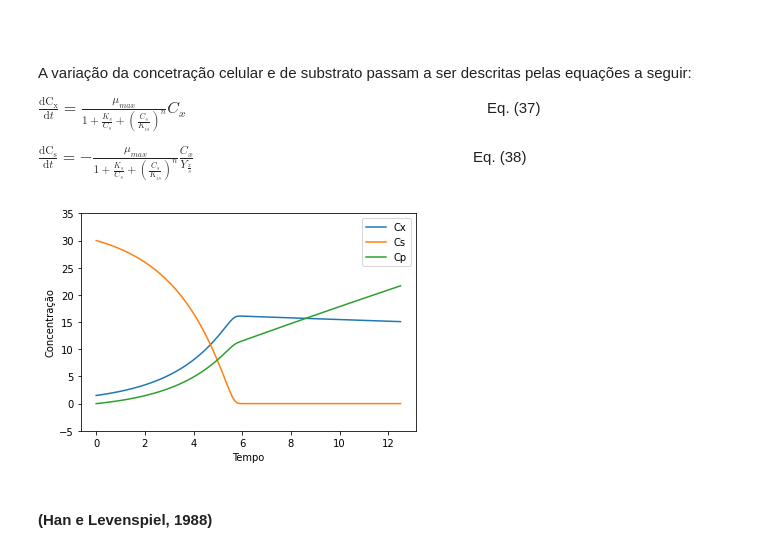
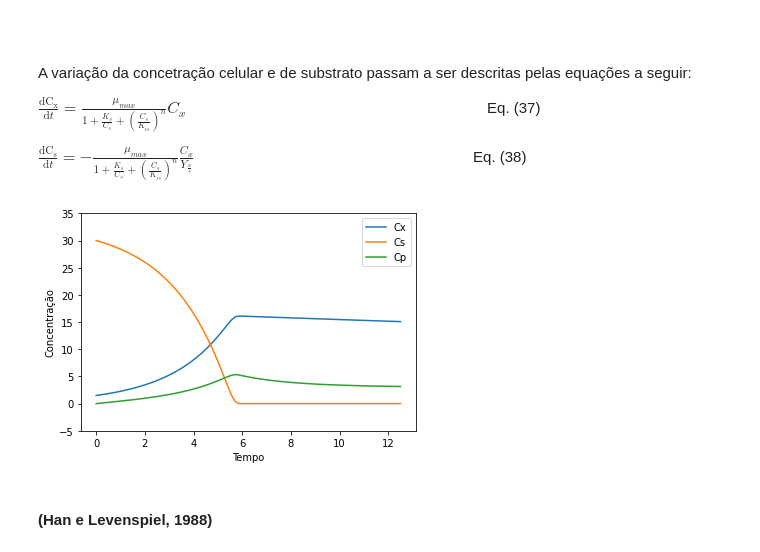
Before and after one commit to VitorMazziero/Processos-Fermentativos, a Jupyter notebook: Simulação Batelada Simples - Modelos Cinéticos.ipynb, the cells around one changed output. Cells and saved outputs as stored; diff of their text form; code cells hidden in the pictures.

```diff
--- a/Simulação Batelada Simples - Modelos Cinéticos.ipynb
+++ b/Simulação Batelada Simples - Modelos Cinéticos.ipynb
@@ -528,19 +532,20 @@ Yxs = 0.5
 
 # Parâmetros para formação de produto
 α = 0.5
-β = 0
+β = 0.0
+Kdp = 0.3
 
 # Vetor tempo
 t=np.arange(0,12.6, 0.1) # Variação do tempo
 
-def C_Var(C, t, μmax, KT, Kd, Yxs, α, β):
+def C_Var(C, t, μmax, KT, Kd, Yxs, α, β, Kdp):
     μ=μmax*(1 - np.exp(-C[1]/KT)) #Eq. (24)
     dCxdt = (μ-Kd)*C[0]
     dCsdt = - (μ*C[0]/Yxs)
-    dCpdt = α*μ*C[0]+β*C[0]
+    dCpdt = α*μ*C[0]+β*C[0] - Kdp*C[2]
     return (dCxdt, dCsdt, dCpdt)
 
-Result = odeint(C_Var, C, t, args=(μmax, KT, Kd, Yxs, α, β))
+Result = odeint(C_Var, C, t, args=(μmax, KT, Kd, Yxs, α, β, Kdp))
 
 plt.plot(t, Result[:, 0], label='Cx')
 plt.plot(t, Result[:, 1], label='Cs')
@@ -605,19 +610,20 @@ Yxs = 0.5
 
 # Parâmetros para formação de produto
 α = 0.5
-β = 0.1
+β = 0.7
+Kdp = 0.9
 
 # Vetor tempo
 t=np.arange(0,12.6, 0.1) # Variação do tempo
 
-def C_Var(C, t, μmax, Ks, Kd, Kis, Yxs, α, β):
+def C_Var(C, t, μmax, Ks, Kd, Kis, Yxs, α, β, Kdp):
     μ = μmax *(C[1]/(Ks + C[1] + ((C[1]**2)/Kis))) #Eq. (27)
     dCxdt = (μ-Kd)*C[0]
     dCsdt = - (μ*C[0]/Yxs)
-    dCpdt = α*μ*C[0]+β*C[0]
+    dCpdt = α*μ*C[0]+β*C[0] - Kdp*C[2]
     return (dCxdt, dCsdt, dCpdt)
 
-Result = odeint(C_Var, C, t, args=(μmax, Ks, Kd, Kis, Yxs, α, β))
+Result = odeint(C_Var, C, t, args=(μmax, Ks, Kd, Kis, Yxs, α, β, Kdp))
 
 plt.plot(t, Result[:, 0], label='Cx')
 plt.plot(t, Result[:, 1], label='Cs')
@@ -680,19 +686,20 @@ Yxs = 0.5
 
 # Parâmetros para formação de produto
 α = 0.5
-β = 0.1
+β = 0.2
+Kdp = 0.2
 
 # Vetor tempo
 t=np.arange(0,12.6, 0.1) # Variação do tempo
 
-def C_Var(C, t, μmax, Ks, Kd, Kis, Yxs, α, β):
+def C_Var(C, t, μmax, Ks, Kd, Kis, Yxs, α, β, Kdp):
     μ = μmax *(C[1]*(1+(C[1]/Kis))/(Ks + C[1] + ((C[1]**2)/Kis))) #Eq. (30)
     dCxdt = (μ-Kd)*C[0]
     dCsdt = - (μ*C[0]/Yxs)
-    dCpdt = α*μ*C[0]+β*C[0]
+    dCpdt = α*μ*C[0]+β*C[0] - Kdp*C[2]
     return (dCxdt, dCsdt, dCpdt)
 
-Result = odeint(C_Var, C, t, args=(μmax, Ks, Kd, Kis, Yxs, α, β))
+Result = odeint(C_Var, C, t, args=(μmax, Ks, Kd, Kis, Yxs, α, β, Kdp))
 
 plt.plot(t, Result[:, 0], label='Cx')
 plt.plot(t, Result[:, 1], label='Cs')
@@ -757,18 +764,19 @@ Yxs = 0.5
 # Parâmetros para formação de produto
 α = 0.5
 β = 0.1
+Kdp = 0.0
 
 # Vetor tempo
 t=np.arange(0,12.6, 0.1) # Variação do tempo
 
-def C_Var(C, t, μmax, Ks, Kd, Kis1, Kis2, Yxs, α, β):
+def C_Var(C, t, μmax, Ks, Kd, Kis1, Kis2, Yxs, α, β, Kdp):
     μ = μmax/((Ks/C[1]) + ((C[1]**2)/Kis1)+((C[1]**3)/Kis2**2)) #Eq. (33)
     dCxdt = (μ-Kd)*C[0]
     dCsdt = - (μ*C[0]/Yxs)
-    dCpdt = α*μ*C[0]+β*C[0]
+    dCpdt = α*μ*C[0]+β*C[0] - Kdp*C[2]
     return (dCxdt, dCsdt, dCpdt)
 
-Result = odeint(C_Var, C, t, args=(μmax, Ks, Kd, Kis1, Kis2, Yxs, α, β))
+Result = odeint(C_Var, C, t, args=(μmax, Ks, Kd, Kis1, Kis2, Yxs, α, β, Kdp))
 
 plt.plot(t, Result[:, 0], label='Cx')
 plt.plot(t, Result[:, 1], label='Cs')
@@ -826,37 +834,38 @@ Kd = 0.01
 
 # Parâmetros de ajuste (inibição)
 Kis = 200
 n = 1
 
 # Parâmetros para consumo de substrato
 Yxs = 0.5
 
 # Parâmetros para formação de produto
 α = 0.5
 β = 0.1
+Kdp = 0.5
 
 # Vetor tempo
 t=np.arange(0,12.6, 0.1) # Variação do tempo
 
-def C_Var(C, t, μmax, Ks, Kd, Yxs, α, β):
+def C_Var(C, t, μmax, Ks, Kd, Yxs, α, β, Kdp):
     μ = μmax / (1 + (Ks/C[1]) + (C[1]/Kis)**n) #Eq. (20) #Eq. (36)
     dCxdt = (μ-Kd)*C[0]
     dCsdt = - (μ*C[0]/Yxs)
-    dCpdt = α*μ*C[0]+β*C[0]
+    dCpdt = α*μ*C[0]+β*C[0] - Kdp*C[2]
     return (dCxdt, dCsdt, dCpdt)
 
-Result = odeint(C_Var, C, t, args=(μmax, Ks, Kd, Yxs, α, β))
+Result = odeint(C_Var, C, t, args=(μmax, Ks, Kd, Yxs, α, β, Kdp))
 
 plt.plot(t, Result[:, 0], label='Cx')
 plt.plot(t, Result[:, 1], label='Cs')
 plt.plot(t, Result[:, 2], label='Cp')
 plt.ylim([-5, 35])
 plt.xlabel('Tempo')
 plt.ylabel('Concentração')
 plt.legend()
 plt.show()
 # %% [output]
-[figure, old version]
+[figure, new version]
 # %% [markdown]
 #### (Han e Levenspiel, 1988)
 # %% [markdown]
```
Also changed, not shown: parts of 18 cells of this notebook.
